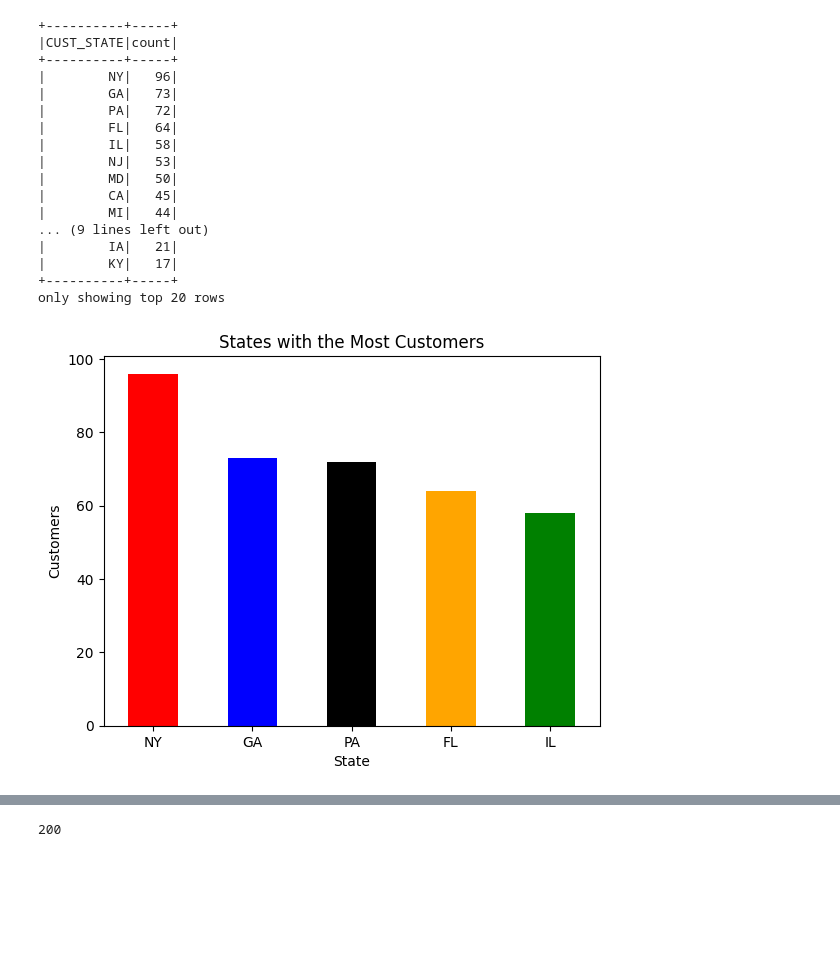
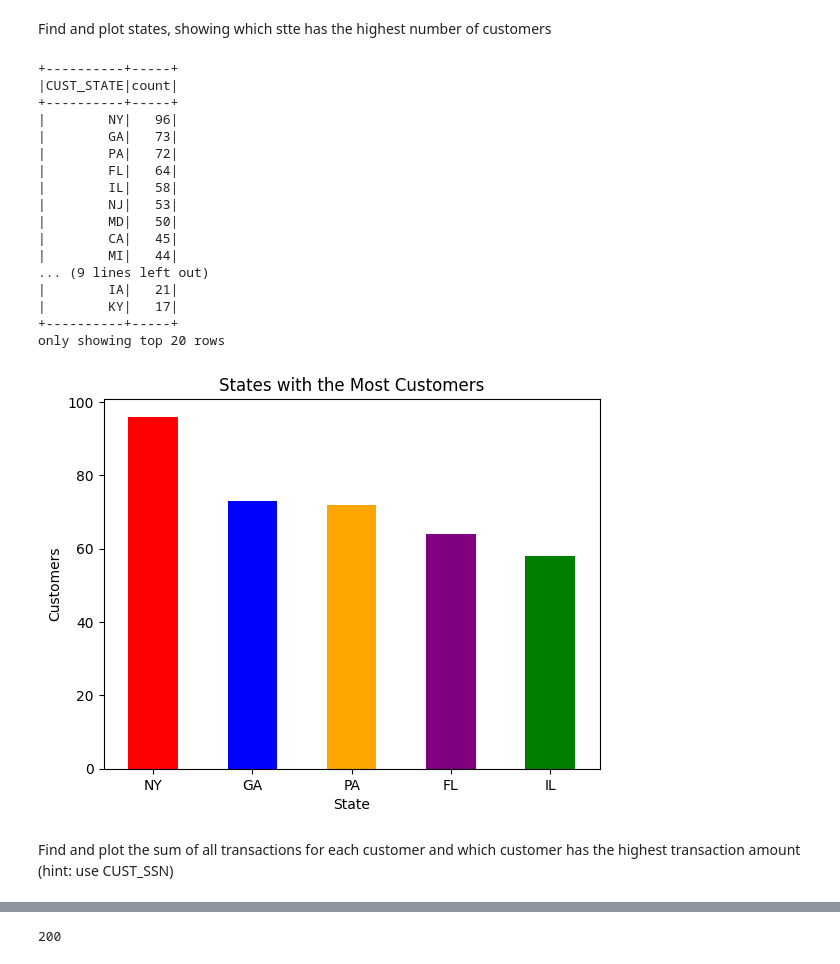
Before and after one commit to nahidnr6/Capstone, a Jupyter notebook: ETL_process.ipynb, the cells around one changed output, grey strips where cells are left out. Cells and saved outputs as stored; diff of their text form; code cells hidden in the pictures; blank space fills up the shorter version.

```diff
--- a/ETL_process.ipynb
+++ b/ETL_process.ipynb
@@ -101,40 +110,42 @@ list_of_transactions
+# %% [markdown]
+Find and plot states, showing which stte has the highest number of customers
+# %%
+import pandas as pd
+from pyspark.sql.functions import count
+
+#creates a dataframe showing which states has the most customers
+df_custmer.groupBy("CUST_STATE").count().sort('count', ascending = False).show()
+# %% [output]
++----------+-----+
+|CUST_STATE|count|
++----------+-----+
+|        NY|   96|
+|        GA|   73|
+|        PA|   72|
+|        FL|   64|
+|        IL|   58|
+|        NJ|   53|
+|        MD|   50|
+|        CA|   45|
+|        MI|   44|
+... (9 lines left out)
+|        IA|   21|
+|        KY|   17|
++----------+-----+
+only showing top 20 rows
 # %%
-import pandas as pd
-from pyspark.sql.functions import count
-
-#Create a pyspark dataframe showing which states has the most customers
-df_custmer.groupBy("CUST_STATE").count().sort('count', ascending = False).show()
-
-#Convert the dataframe into a pandas dataframe
+#converts the pyspark dataframe into a pandas dataframe
 states = (df_custmer.groupBy("CUST_STATE").count().sort('count', ascending = False)).toPandas()
 
-#filter the dataframe to show only the top 5 values
+#filters the dataframe to show only the top 5 values
 top5_states = states.loc[states['count'] >53]
 
-#Create 2 lists based on the dataframe
-#states_list = top5_states['CUST_STATE'].toList()
-#count_list = top5_states['count'].toList()
-c = ['red', 'blue', 'black', 'orange', 'green']
+c = ['red', 'blue', 'orange', 'purple', 'green']
 states_plot = top5_states.plot.bar(x='CUST_STATE', y='count', title= 'States with the Most Customers', rot=0, color= c, legend=None, xlabel='State', ylabel='Customers')
 # %% [output]
-+----------+-----+
-|CUST_STATE|count|
-+----------+-----+
-|        NY|   96|
-|        GA|   73|
-|        PA|   72|
-|        FL|   64|
-|        IL|   58|
-|        NJ|   53|
-|        MD|   50|
-|        CA|   45|
-|        MI|   44|
-... (9 lines left out)
-|        IA|   21|
-|        KY|   17|
-+----------+-----+
-only showing top 20 rows
-[figure, old version]
+[figure, new version]
+# %% [markdown]
+Find and plot the sum of all transactions for each customer and which customer has the highest transaction amount (hint: use CUST_SSN)
 # %%
 df_branch.createTempView("branch")
 df_credit.createTempView("credit")
```
Also changed, not shown: parts of 46 cells of this notebook, 5 other files.
